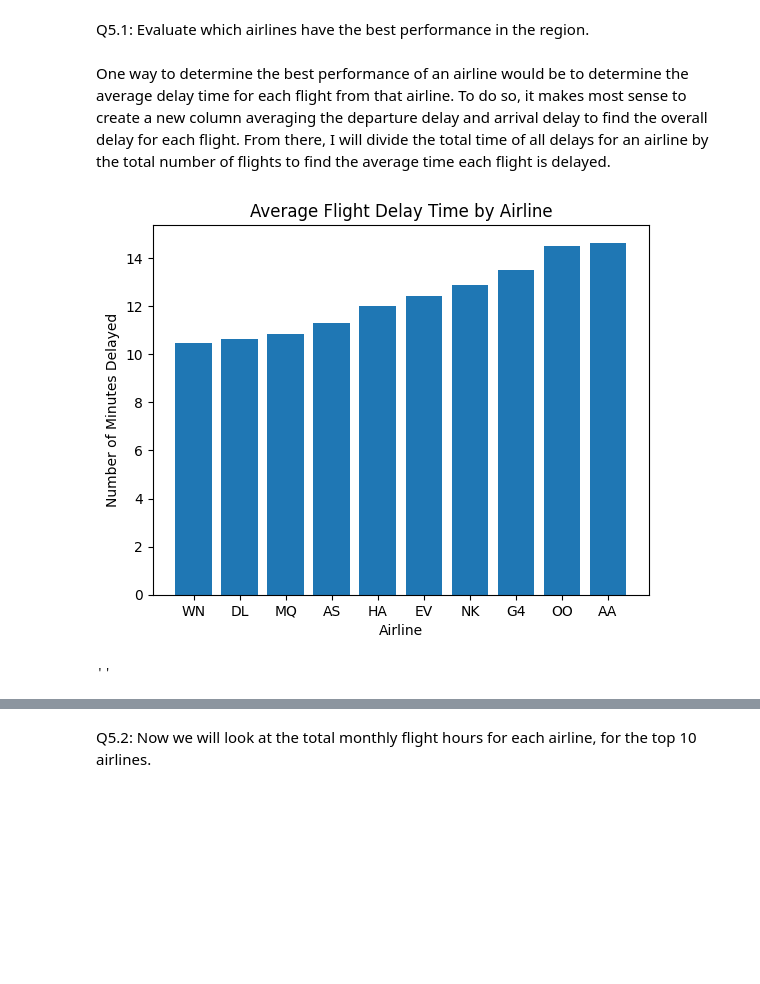
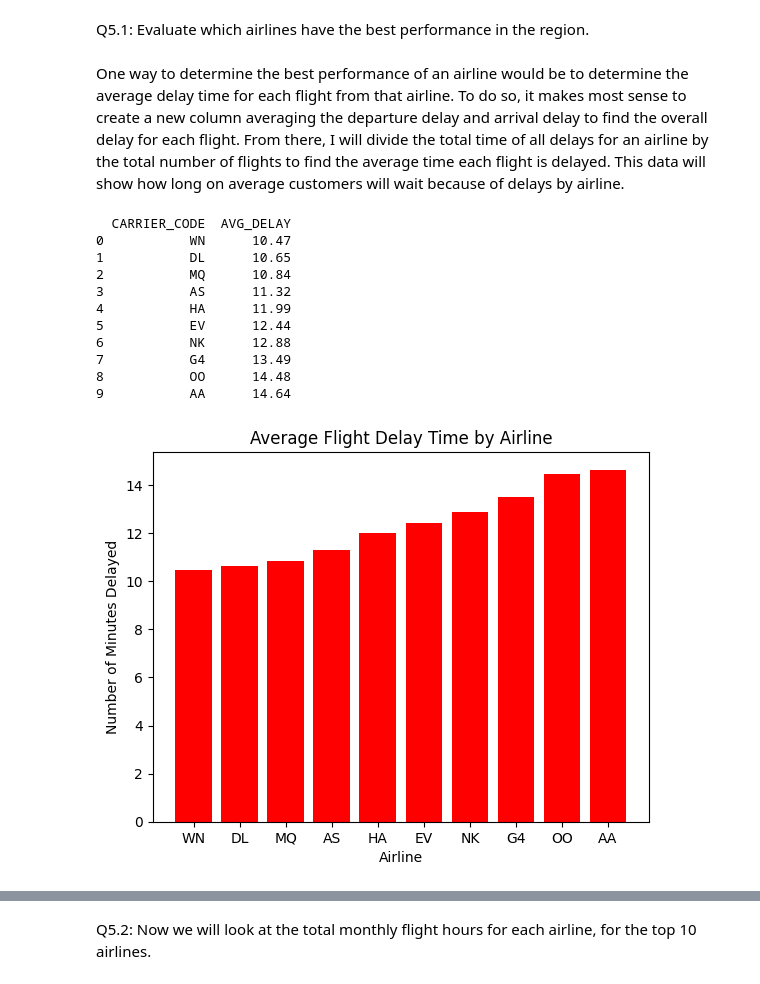
Before and after one commit to inacarr/ds3000group34, a Jupyter notebook: DS3000.Practicum34.ipynb, the cells around one changed output, grey strips where cells are left out. Saved outputs shown, nothing was run; the diff lists cells and outputs as text; code cells hidden in the pictures; blank space fills up the shorter version.

```diff
--- a/DS3000.Practicum34.ipynb
+++ b/DS3000.Practicum34.ipynb
@@ -579,22 +616,33 @@ Hint: the total flight hours is not equivalent to the frequency of flights, and
 # %% [markdown]
 Q5.1: Evaluate which airlines have the best performance in the region.
 # %% [markdown]
-One way to determine the best performance of an airline would be to determine the average delay time for each flight from that airline. To do so, it makes most sense to create a new column averaging the departure delay and arrival delay to find the overall delay for each flight. From there, I will divide the total time of all delays for an airline by the total number of flights to find the average time each flight is delayed.
+One way to determine the best performance of an airline would be to determine the average delay time for each flight from that airline. To do so, it makes most sense to create a new column averaging the departure delay and arrival delay to find the overall delay for each flight. From there, I will divide the total time of all delays for an airline by the total number of flights to find the average time each flight is delayed. This data will show how long on average customers will wait because of delays by airline.
 # %%
 # creating new column for overall delay
 df['OVERALL_DELAY']=(df['ARR_DELAY']+df['DEP_DELAY'])/2
 
 # grouping df and finding avg overall delay
 avg_delay_time = pd.DataFrame(df.groupby('CARRIER_CODE', observed=False)['OVERALL_DELAY'].apply(lambda x: x.sum()/x.count())).sort_values(by='OVERALL_DELAY').head(10).reset_index()
-avg_delay_time['AVG_DELAY'] = avg_delay_time['OVERALL_DELAY'] / np.timedelta64(1, 'm')
+avg_delay_time['AVG_DELAY'] = round(avg_delay_time['OVERALL_DELAY'] / np.timedelta64(1, 'm'), 2)
+avg_delay_time = avg_delay_time.drop(columns='OVERALL_DELAY')
+print(avg_delay_time)
 
 # display the top ten airlines with the shortest average number of flights
-plt.bar(avg_delay_time['CARRIER_CODE'], avg_delay_time['AVG_DELAY'])
+plt.bar(avg_delay_time['CARRIER_CODE'], avg_delay_time['AVG_DELAY'], color='red')
 plt.ylabel('Number of Minutes Delayed')
 plt.xlabel('Airline')
 plt.title('Average Flight Delay Time by Airline')
 plt.show()
-;
 # %% [output]
+  CARRIER_CODE  AVG_DELAY
+0           WN      10.47
+1           DL      10.65
+2           MQ      10.84
+3           AS      11.32
+4           HA      11.99
+5           EV      12.44
+6           NK      12.88
+7           G4      13.49
+8           OO      14.48
+9           AA      14.64
-[figure, old version]
+[figure, new version]
-''
```
Also changed, not shown: parts of 4 cells of this notebook.
